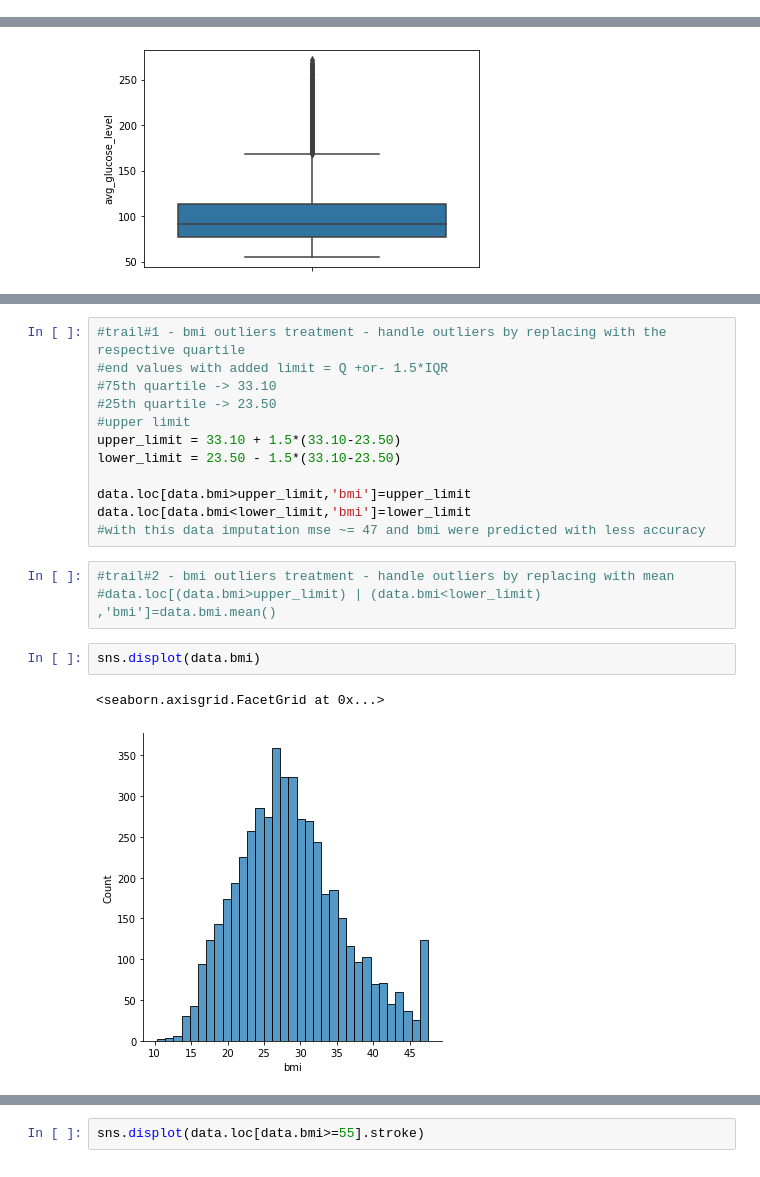
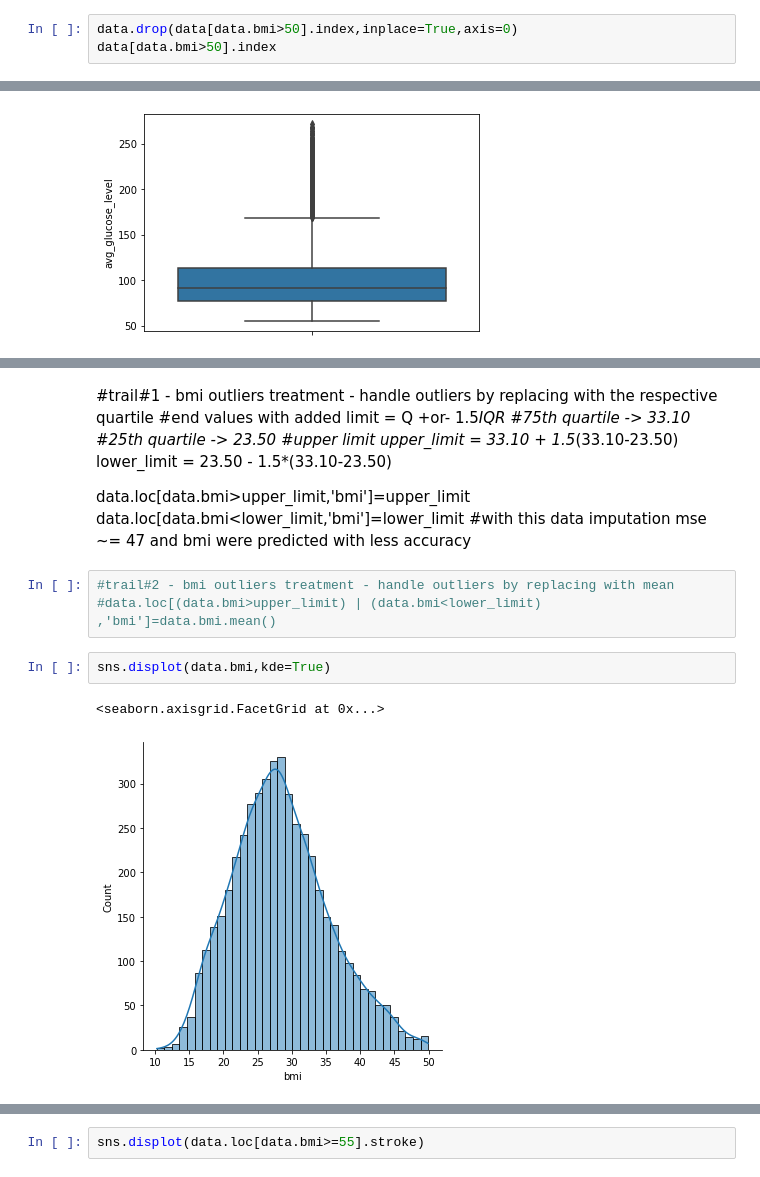
Before and after one commit to manojgowda65/ml-projects, a Jupyter notebook: stroke/model.ipynb, the cells around one changed output, grey strips where cells are left out. Drawn from its saved outputs; the diff is of its cells as text.

```diff
--- a/stroke/model.ipynb
+++ b/stroke/model.ipynb
@@ -37,3 +46,6 @@ data.describe()
 | 50% | 36932.000000 | 45.000000 | 0.000000 | 0.000000 | 91.885000 | 28.100000 | 0.000000 |
 | 75% | 54682.000000 | 61.000000 | 0.000000 | 0.000000 | 114.090000 | 33.100000 | 0.000000 |
 | max | 72940.000000 | 82.000000 | 1.000000 | 1.000000 | 271.740000 | 97.600000 | 1.000000 |
+# %%
+data.drop(data[data.bmi>50].index,inplace=True,axis=0)
+data[data.bmi>50].index
@@ -158,23 +205,23 @@ sns.boxplot(y="bmi",data=data)
-# %%
-#trail#1 - bmi outliers treatment - handle outliers by replacing with the respective quartile
-#end values with added limit = Q +or- 1.5*IQR
-#75th quartile -> 33.10
-#25th quartile -> 23.50
-#upper limit
-upper_limit = 33.10 + 1.5*(33.10-23.50)
-lower_limit = 23.50 - 1.5*(33.10-23.50)
-
-data.loc[data.bmi>upper_limit,'bmi']=upper_limit
-data.loc[data.bmi<lower_limit,'bmi']=lower_limit
-#with this data imputation mse ~= 47 and bmi were predicted with less accuracy
+# %% [markdown]
+#trail#1 - bmi outliers treatment - handle outliers by replacing with the respective quartile
+#end values with added limit = Q +or- 1.5*IQR
+#75th quartile -> 33.10
+#25th quartile -> 23.50
+#upper limit
+upper_limit = 33.10 + 1.5*(33.10-23.50)
+lower_limit = 23.50 - 1.5*(33.10-23.50)
+
+data.loc[data.bmi>upper_limit,'bmi']=upper_limit
+data.loc[data.bmi<lower_limit,'bmi']=lower_limit
+#with this data imputation mse ~= 47 and bmi were predicted with less accuracy
 # %%
 #trail#2 - bmi outliers treatment - handle outliers by replacing with mean
 #data.loc[(data.bmi>upper_limit) | (data.bmi<lower_limit) ,'bmi']=data.bmi.mean()
 # %%
-sns.displot(data.bmi)
+sns.displot(data.bmi,kde=True)
 # %% [output]
 <seaborn.axisgrid.FacetGrid at 0x...>
-[figure, old version]
+[figure, new version]
 # %%
 sns.boxplot(y="bmi",data=data)
 # %% [output]
```
Also changed, not shown: parts of 86 cells of this notebook, 9 other files.
